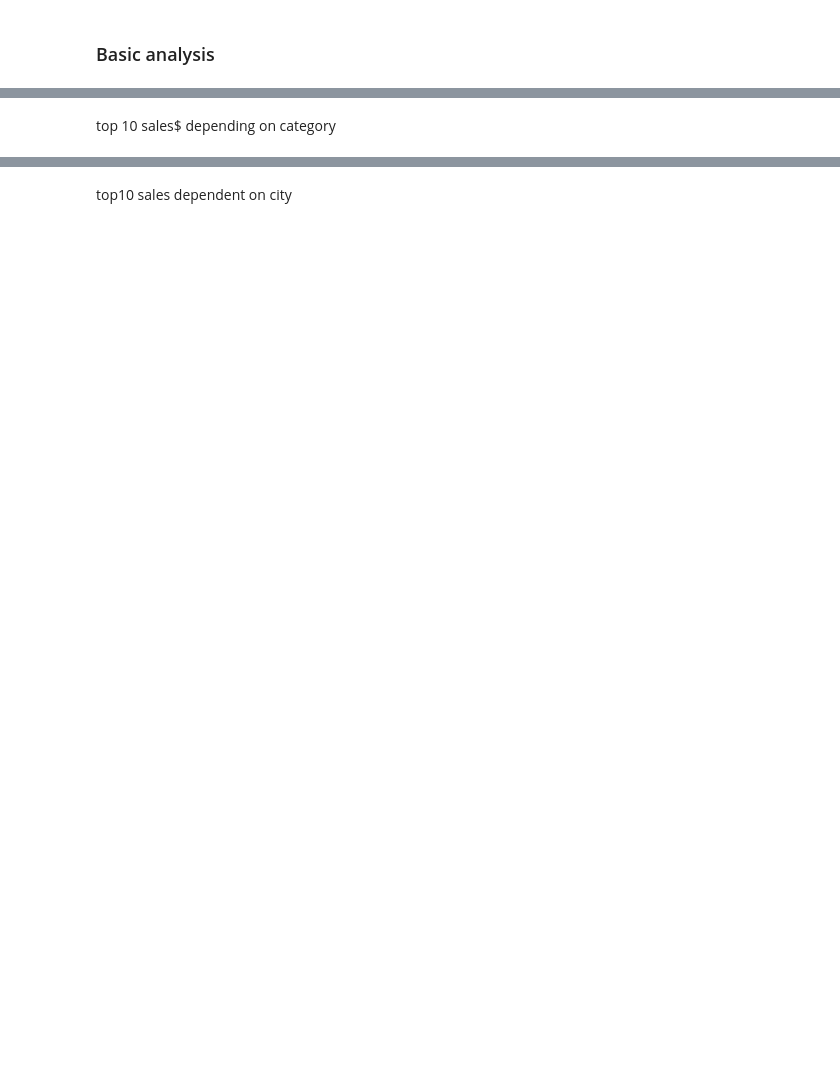
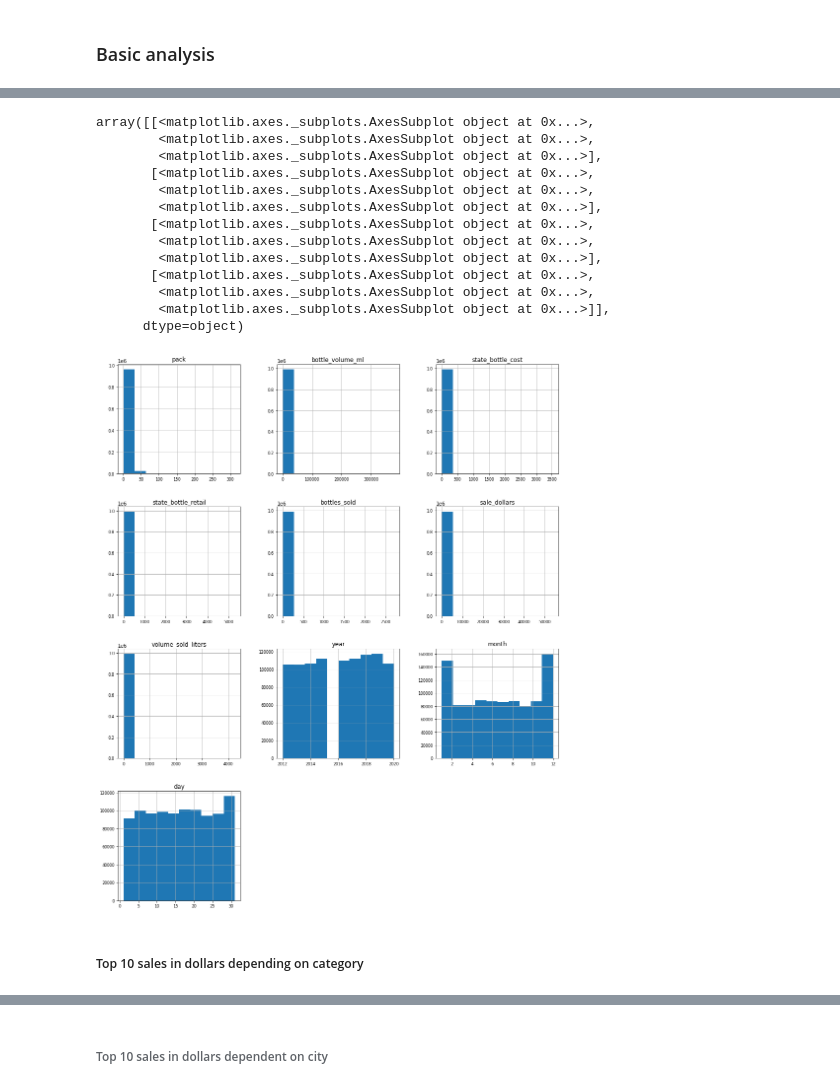
Before and after one commit to DiracLog/Iowa_public_data_analysis, a Jupyter notebook: test1.ipynb, the cells around one changed output, grey strips where cells are left out. Cells and saved outputs as stored; diff of their text form; code cells hidden in the pictures; blank space fills up the shorter version.

```diff
--- a/test1.ipynb
+++ b/test1.ipynb
@@ -347,2 +225,5 @@ df.head()
 # %% [markdown]
 ### Basic analysis
+# %%
+df_num = df.select_dtypes(include = ['float64', 'int64'])
+df_num.head()
@@ -349,5 +237,22 @@ df.head()
+# %%
+df_num.hist(figsize=(16, 20), bins=10, xlabelsize=8, ylabelsize=8)
+# %% [output]
+array([[<matplotlib.axes._subplots.AxesSubplot object at 0x...>,
+        <matplotlib.axes._subplots.AxesSubplot object at 0x...>,
+        <matplotlib.axes._subplots.AxesSubplot object at 0x...>],
+       [<matplotlib.axes._subplots.AxesSubplot object at 0x...>,
+        <matplotlib.axes._subplots.AxesSubplot object at 0x...>,
+        <matplotlib.axes._subplots.AxesSubplot object at 0x...>],
+       [<matplotlib.axes._subplots.AxesSubplot object at 0x...>,
+        <matplotlib.axes._subplots.AxesSubplot object at 0x...>,
+        <matplotlib.axes._subplots.AxesSubplot object at 0x...>],
+       [<matplotlib.axes._subplots.AxesSubplot object at 0x...>,
+        <matplotlib.axes._subplots.AxesSubplot object at 0x...>,
+        <matplotlib.axes._subplots.AxesSubplot object at 0x...>]],
+      dtype=object)
+[figure, added]
 # %% [markdown]
-top 10 sales$ depending on category
+##### Top 10 sales in dollars depending on category
 # %%
 df_plot = df.groupby(['category_name'])['sale_dollars'].sum().sort_values(ascending=False)
 top_count = pd.DataFrame(df_plot)
@@ -365,7 +270,7 @@ fig_reg.show()
 # %% [output]
 [interactive output not drawn]
 # %% [markdown]
-top10 sales dependent on city
+###### Top 10 sales in dollars dependent on city
 # %%
 df_plot = df.groupby(['city'])['sale_dollars'].sum().sort_values(ascending=False)
 top_count = pd.DataFrame(df_plot)
```
Also changed, not shown: parts of 46 cells of this notebook.
